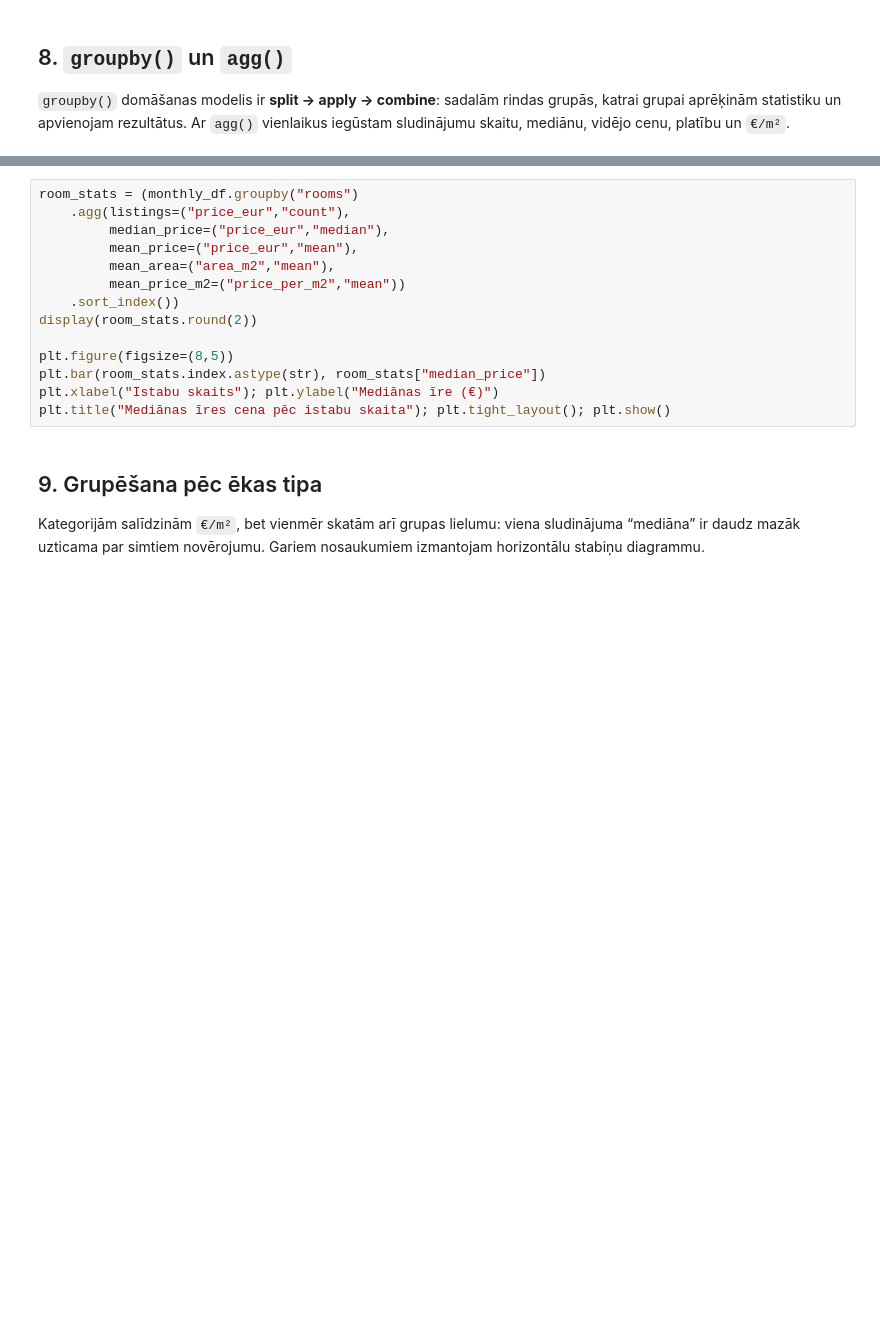
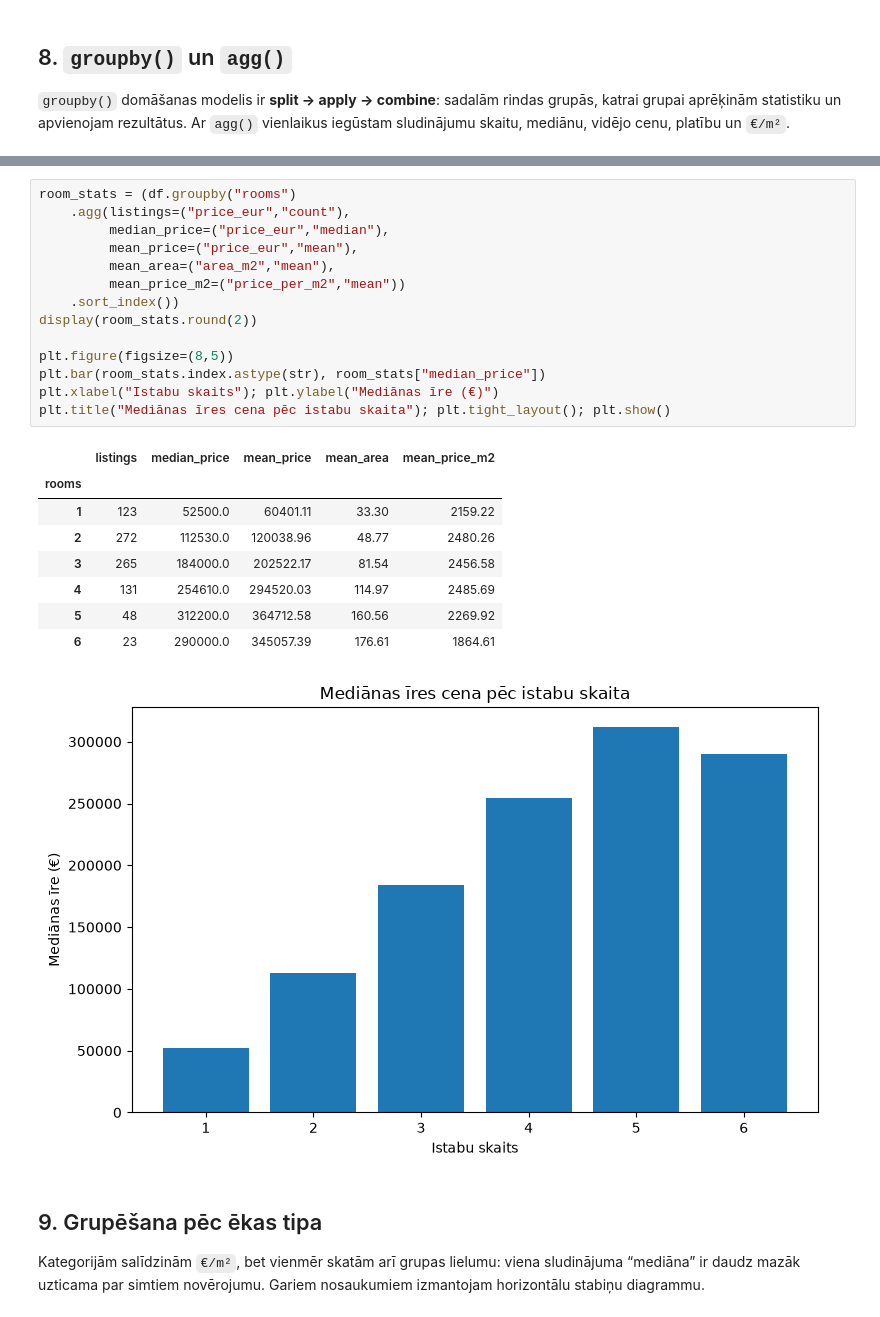
Before and after one commit to ValRCS/RTU_BDAA_Course_2026, a Jupyter notebook: notebooks/lecture_07_data_analysis_visualization/07_data_analysis_visualization.ipynb, the cells around one changed output, grey strips where cells are left out. Cells and saved outputs as stored; diff of their text form; blank space fills up the shorter version.

```diff
--- a/notebooks/lecture_07_data_analysis_visualization/07_data_analysis_visualization.ipynb
+++ b/notebooks/lecture_07_data_analysis_visualization/07_data_analysis_visualization.ipynb
@@ -498,17 +507,27 @@ Korelācija starp cenu un platību: 0.53
 # %%
-room_stats = (monthly_df.groupby("rooms")
+room_stats = (df.groupby("rooms")
     .agg(listings=("price_eur","count"),
          median_price=("price_eur","median"),
          mean_price=("price_eur","mean"),
          mean_area=("area_m2","mean"),
          mean_price_m2=("price_per_m2","mean"))
     .sort_index())
 display(room_stats.round(2))
 
 plt.figure(figsize=(8,5))
 plt.bar(room_stats.index.astype(str), room_stats["median_price"])
 plt.xlabel("Istabu skaits"); plt.ylabel("Mediānas īre (€)")
 plt.title("Mediānas īres cena pēc istabu skaita"); plt.tight_layout(); plt.show()
+# %% [output]
+|  | listings | median_price | mean_price | mean_area | mean_price_m2 |
+| rooms |  |  |  |  |  |
+| 1 | 123 | 52500.0 | 60401.11 | 33.30 | 2159.22 |
+| 2 | 272 | 112530.0 | 120038.96 | 48.77 | 2480.26 |
+| 3 | 265 | 184000.0 | 202522.17 | 81.54 | 2456.58 |
+| 4 | 131 | 254610.0 | 294520.03 | 114.97 | 2485.69 |
+| 5 | 48 | 312200.0 | 364712.58 | 160.56 | 2269.92 |
+| 6 | 23 | 290000.0 | 345057.39 | 176.61 | 1864.61 |
+[figure, added]
 # %% [markdown]
 ## 9. Grupēšana pēc ēkas tipa
 
```
Also changed, not shown: parts of 7 cells of this notebook, 2 other files.
